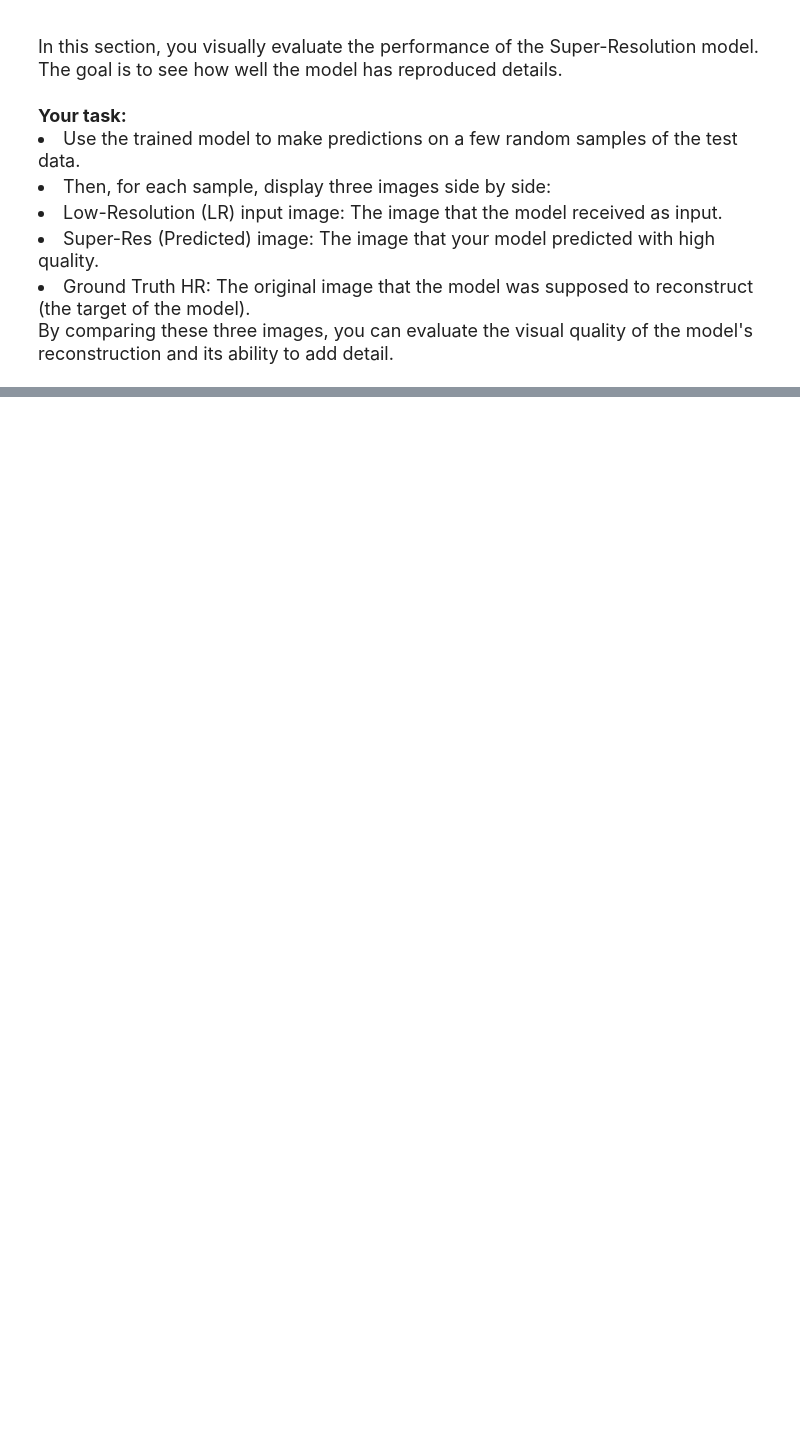
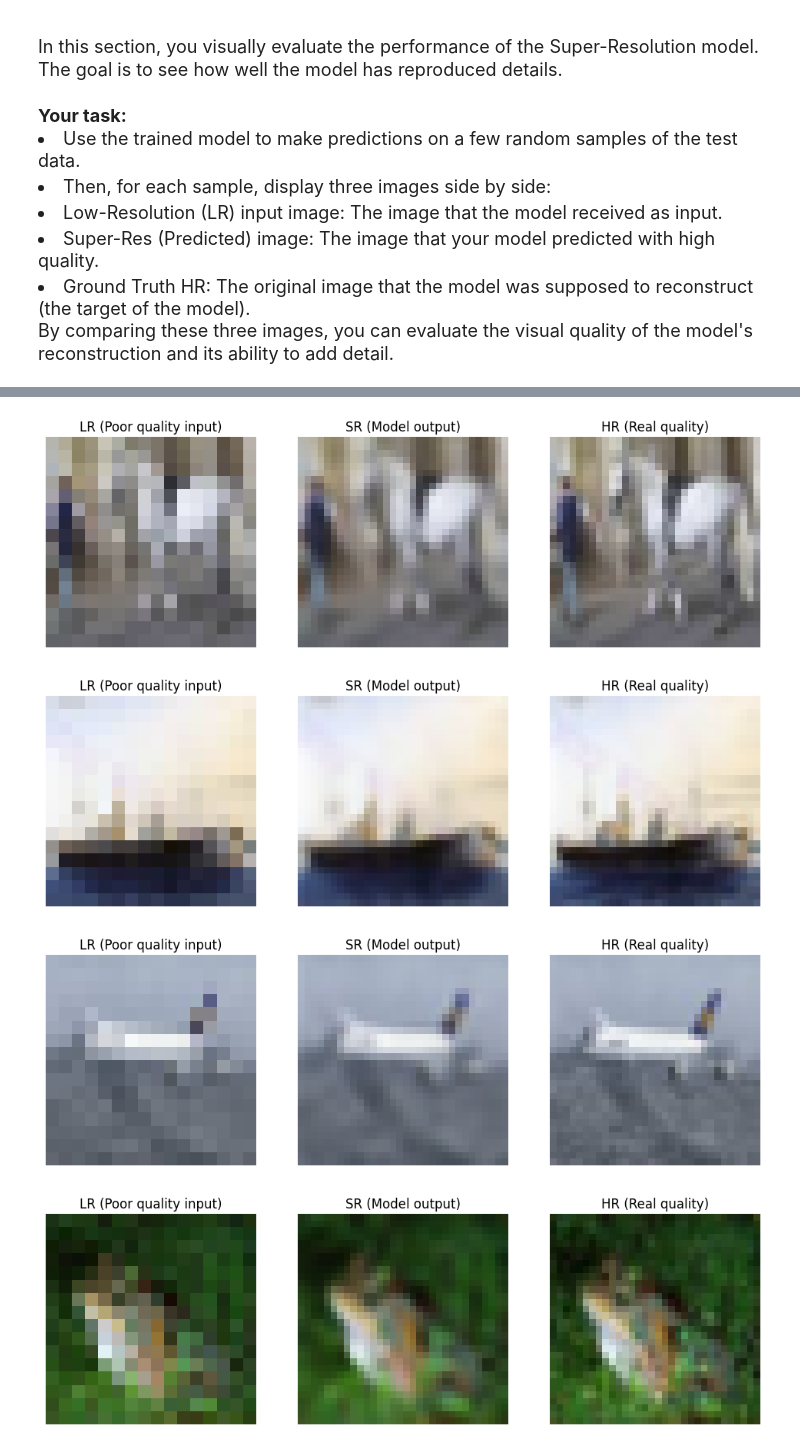
Before and after one commit to sorna-fast/super-resolution-cnn-cifar10, a Jupyter notebook: notebooks/model_training.ipynb.ipynb, the cells around one changed output, grey strips where cells are left out. Cells and saved outputs as stored; diff of their text form; code cells hidden in the pictures; blank space fills up the shorter version.

```diff
--- a/notebooks/model_training.ipynb.ipynb
+++ b/notebooks/model_training.ipynb.ipynb
@@ -302,3 +298,22 @@ model.compile(
+# %%
+# Compile the model
+import tensorflow as tf
+from keras.saving import register_keras_serializable
+# PSNR
+@register_keras_serializable()
+def psnr_metric(y_true, y_pred):
+    return tf.reduce_mean(tf.image.psnr(y_true, y_pred, max_val=1.0))
+
+# SSIM
+@register_keras_serializable()
+def ssim_metric(y_true, y_pred):
+    return tf.reduce_mean(tf.image.ssim(y_true, y_pred, max_val=1.0))
+
+model.compile(
+    optimizer='adam',
+    loss='mse',  # Suitable for Super-Resolution
+    metrics=['mae',ssim_metric, psnr_metric]
+)
 # %%
 # TODO: Implement Callbacks functions if needed.
 from tensorflow.keras import callbacks
@@ -306,7 +321,7 @@ from tensorflow.keras import callbacks
 #Early Stopping to Prevent Overfitting
 early_stopping = callbacks.EarlyStopping(
     monitor='val_loss',
-    patience=10,
+    patience=3,
     restore_best_weights=True,
     verbose=1
 )
@@ -315,22 +330,16 @@ early_stopping = callbacks.EarlyStopping(
 reduce_lr = callbacks.ReduceLROnPlateau(
     monitor='val_loss',
     factor=0.5,
-    patience=5,
+    patience=3,
     min_lr=1e-7,
     verbose=1
 )
 
 # Save the best model
 model_checkpoint = callbacks.ModelCheckpoint(
-    filepath='../model/best_sr_model.keras',
+    filepath='./sample_data/best_sr_model.keras',
     monitor='val_loss',
     save_best_only=True,
     save_weights_only=False,
     verbose=1
 )
-
-# TensorBoard for monitoring
-tensorboard = callbacks.TensorBoard(
-    log_dir='./logs',
-    histogram_freq=1
-)
@@ -418,2 +500,9 @@ By comparing these three images, you can evaluate the visual quality of the mode
 # %%
 # TODO: Write a function to display a triplet of images.
+best_model = tf.keras.models.load_model(
+    "./sample_data/best_sr_model.keras",
+    custom_objects={"psnr_metric": psnr_metric, "ssim_metric": ssim_metric}
+)
+
+predict_and_show_triplets(best_model, test_ds, num_samples=5)
+# %% [output]
@@ -419,0 +510,4 @@ By comparing these three images, you can evaluate the visual quality of the mode
+[figure, added]
+[figure, added]
+[figure, added]
+[figure, added]
```
Also changed, not shown: parts of 25 cells of this notebook, 8 other files.
